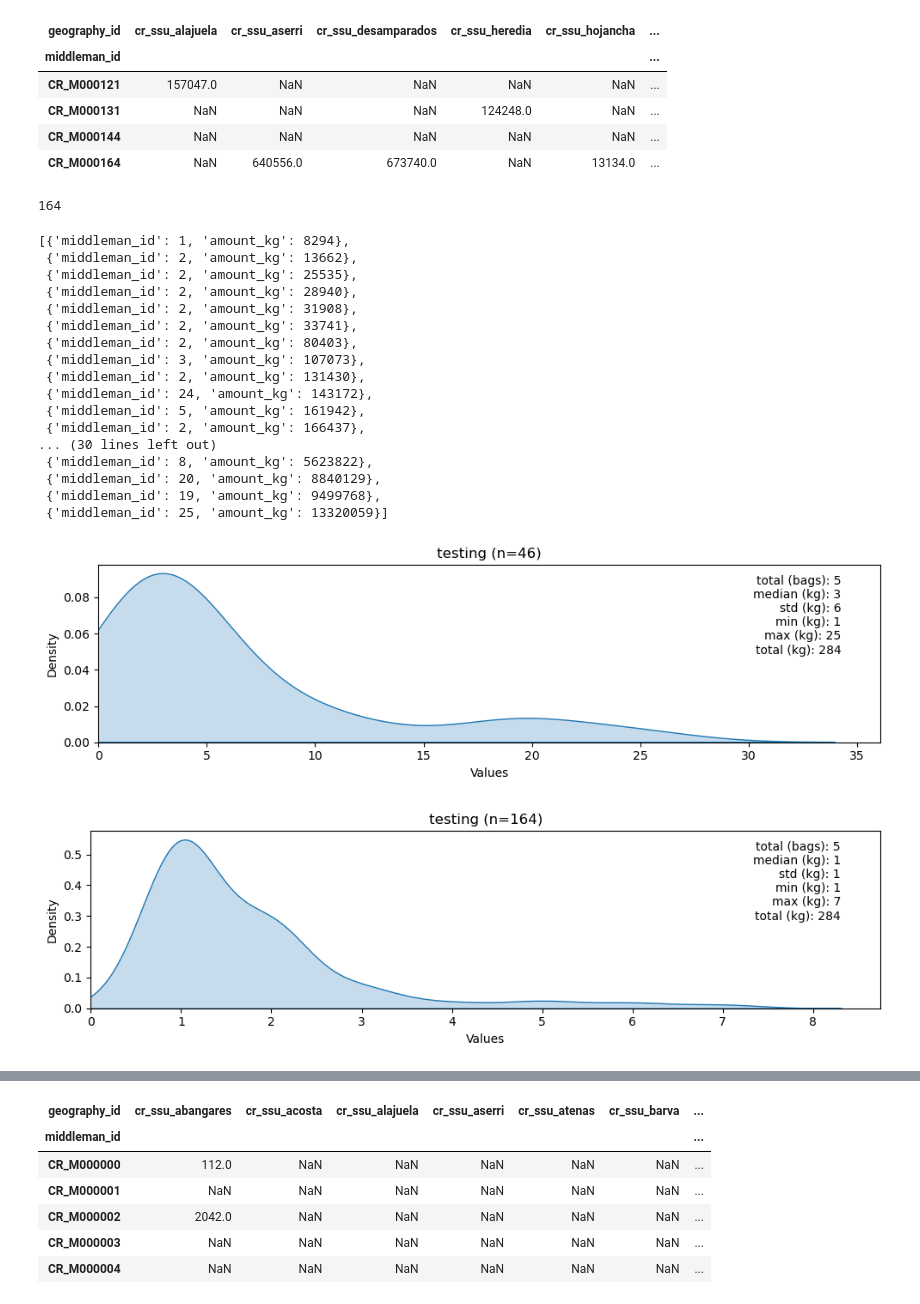
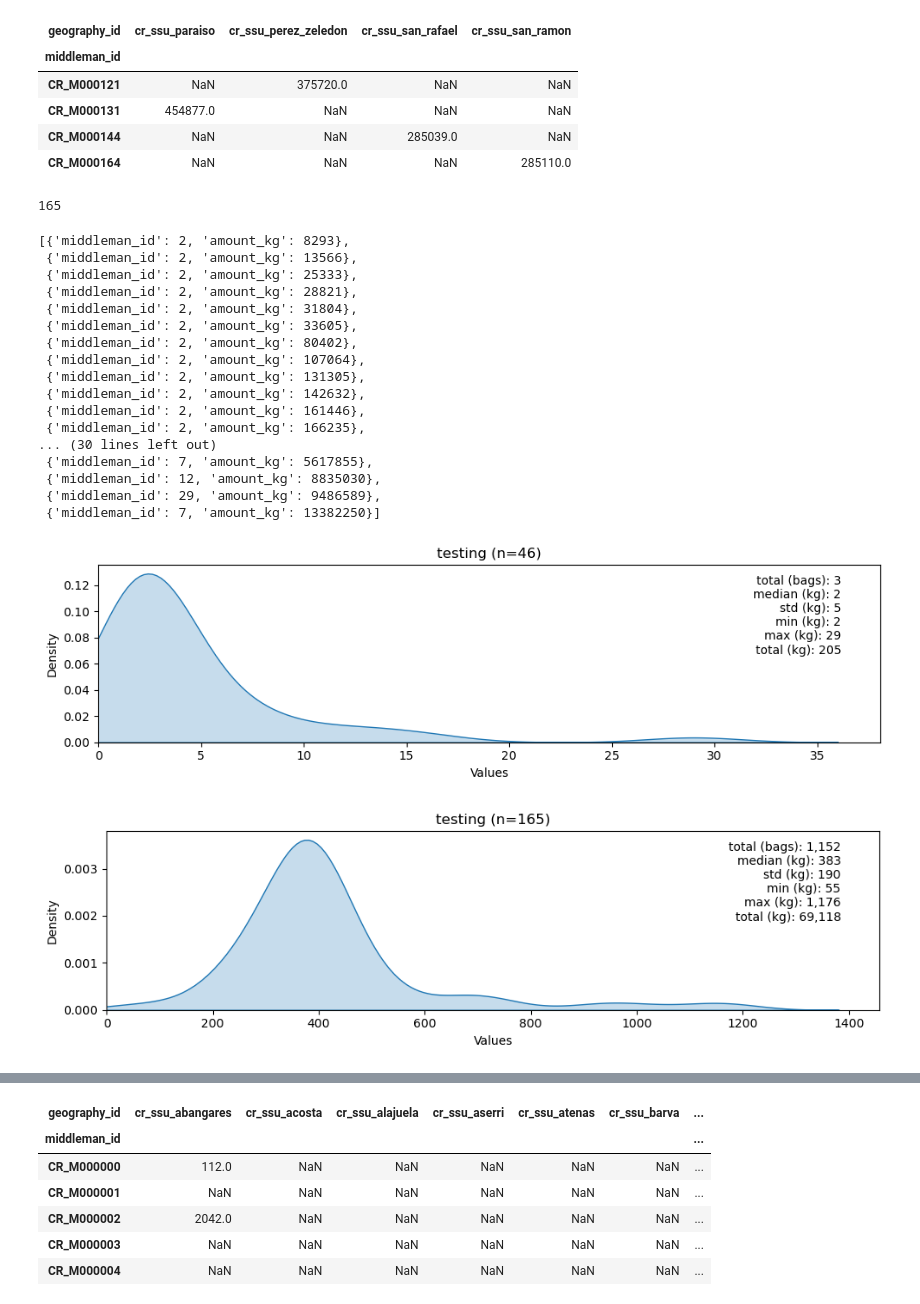
Before and after one commit to ccerv1/supply-chain-simulator, a Jupyter notebook: DashboardPrototype.ipynb, the cells around one changed output, grey strips where cells are left out. Cells and saved outputs as stored; diff of their text form; code cells hidden in the pictures.

```diff
--- a/DashboardPrototype.ipynb
+++ b/DashboardPrototype.ipynb
@@ -3,3 +4,5 @@ import matplotlib.pyplot as plt
 import pandas as pd
 import seaborn as sns
 import sqlite3
+# %%
+conn = sqlite3.connect('data/supply_chain.db')
@@ -6,6 +72,6 @@ import sqlite3
 # %%
-conn = sqlite3.connect('data/test_supply_chain.db')
 df = pd.read_sql_query("""
     SELECT * FROM trading_relationships
     JOIN farmers ON trading_relationships.farmer_id = farmers.id
+    JOIN geographies ON farmers.geography_id = geographies.id
 """, conn)
@@ -119,36 +250,36 @@ Name: amount_kg, Length: 164, dtype: int64
     )
 )
 # %% [output]
-| geography_id | cr_ssu_alajuela | cr_ssu_aserri | cr_ssu_desamparados | cr_ssu_heredia | cr_ssu_hojancha | ... |
-| middleman_id |  |  |  |  |  | ... |
-| CR_M000121 | 157047.0 | NaN | NaN | NaN | NaN | ... |
-| CR_M000131 | NaN | NaN | NaN | 124248.0 | NaN | ... |
-| CR_M000144 | NaN | NaN | NaN | NaN | NaN | ... |
-| CR_M000164 | NaN | 640556.0 | 673740.0 | NaN | 13134.0 | ... |
+| geography_id | cr_ssu_paraiso | cr_ssu_perez_zeledon | cr_ssu_san_rafael | cr_ssu_san_ramon |
+| middleman_id |  |  |  |  |
+| CR_M000121 | NaN | 375720.0 | NaN | NaN |
+| CR_M000131 | 454877.0 | NaN | NaN | NaN |
+| CR_M000144 | NaN | NaN | 285039.0 | NaN |
+| CR_M000164 | NaN | NaN | NaN | 285110.0 |
 # %%
 df['middleman_id'].nunique()
 # %% [output]
-164
+165
 # %%
 df.groupby('geography_id').agg({'middleman_id': 'nunique', 'amount_kg': 'sum'}).sort_values(by='amount_kg').to_dict(orient='records')
 # %% [output]
-[{'middleman_id': 1, 'amount_kg': 8294},
- {'middleman_id': 2, 'amount_kg': 13662},
- {'middleman_id': 2, 'amount_kg': 25535},
- {'middleman_id': 2, 'amount_kg': 28940},
- {'middleman_id': 2, 'amount_kg': 31908},
- {'middleman_id': 2, 'amount_kg': 33741},
- {'middleman_id': 2, 'amount_kg': 80403},
- {'middleman_id': 3, 'amount_kg': 107073},
- {'middleman_id': 2, 'amount_kg': 131430},
- {'middleman_id': 24, 'amount_kg': 143172},
- {'middleman_id': 5, 'amount_kg': 161942},
- {'middleman_id': 2, 'amount_kg': 166437},
+[{'middleman_id': 2, 'amount_kg': 8293},
+ {'middleman_id': 2, 'amount_kg': 13566},
+ {'middleman_id': 2, 'amount_kg': 25333},
+ {'middleman_id': 2, 'amount_kg': 28821},
+ {'middleman_id': 2, 'amount_kg': 31804},
+ {'middleman_id': 2, 'amount_kg': 33605},
+ {'middleman_id': 2, 'amount_kg': 80402},
+ {'middleman_id': 2, 'amount_kg': 107064},
+ {'middleman_id': 2, 'amount_kg': 131305},
+ {'middleman_id': 2, 'amount_kg': 142632},
+ {'middleman_id': 2, 'amount_kg': 161446},
+ {'middleman_id': 2, 'amount_kg': 166235},
 ... (30 lines left out)
- {'middleman_id': 8, 'amount_kg': 5623822},
- {'middleman_id': 20, 'amount_kg': 8840129},
- {'middleman_id': 19, 'amount_kg': 9499768},
- {'middleman_id': 25, 'amount_kg': 13320059}]
+ {'middleman_id': 7, 'amount_kg': 5617855},
+ {'middleman_id': 12, 'amount_kg': 8835030},
+ {'middleman_id': 29, 'amount_kg': 9486589},
+ {'middleman_id': 7, 'amount_kg': 13382250}]
 # %%
 plot_kde(
     df=df,
@@ -158,15 +289,15 @@ plot_kde(
     aggfunc='nunique'
 )
 # %% [output]
-[figure, old version]
+[figure, new version]
 # %%
 plot_kde(
     df=df,
     group_col='middleman_id',
-    value_col='geography_id',
+    value_col='farmer_id',
     title='testing',
     aggfunc='nunique'
 )
 # %% [output]
-[figure, old version]
+[figure, new version]
 # %%
```
Also changed, not shown: parts of 16 cells of this notebook, 28 other files.
